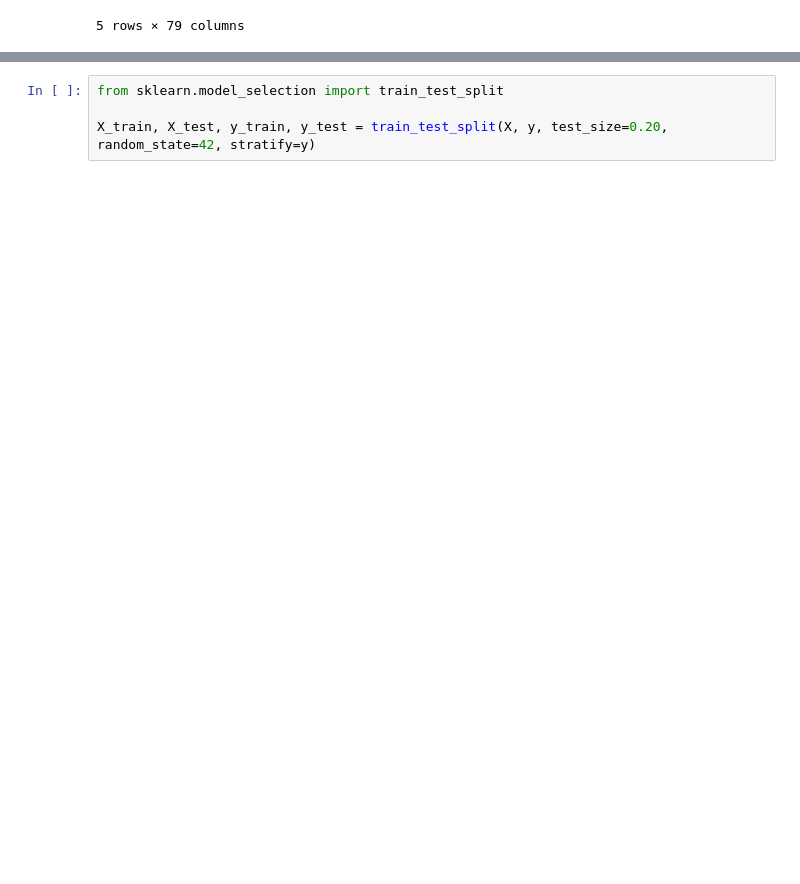
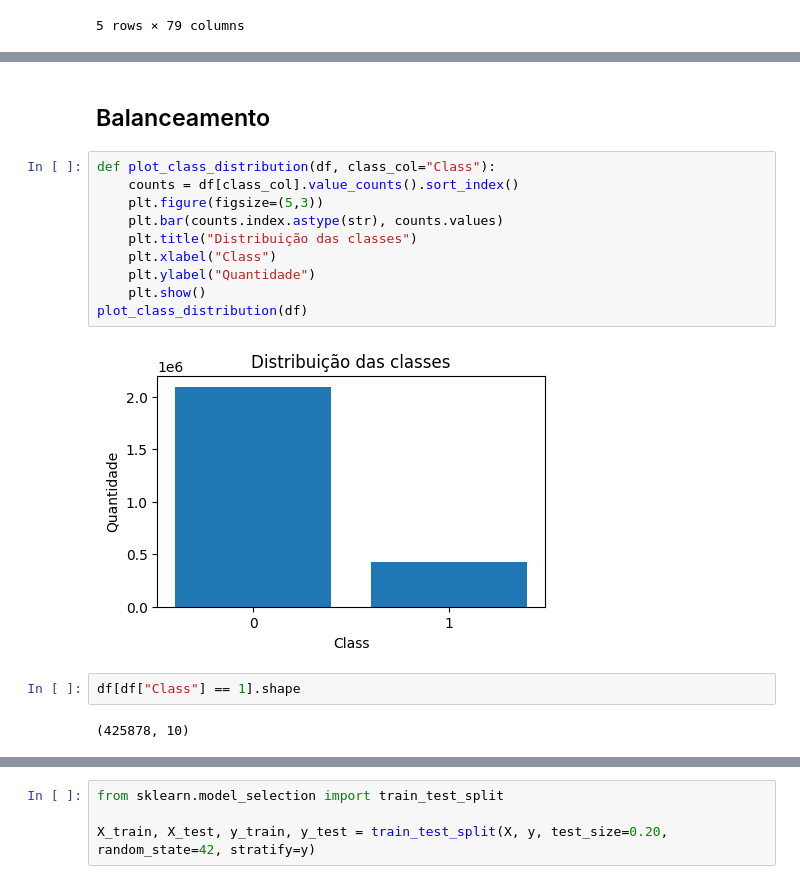
Before and after one commit to ricardo-ervilha/TF_DCC075, a Jupyter notebook: main.ipynb, the cells around one changed output, grey strips where cells are left out. Cells and saved outputs as stored; diff of their text form; blank space fills up the shorter version.

```diff
--- a/main.ipynb
+++ b/main.ipynb
@@ -71,0 +80,18 @@ df.head()
+# %% [markdown]
+## Balanceamento
+# %%
+def plot_class_distribution(df, class_col="Class"):
+    counts = df[class_col].value_counts().sort_index()
+    plt.figure(figsize=(5,3))
+    plt.bar(counts.index.astype(str), counts.values)
+    plt.title("Distribuição das classes")
+    plt.xlabel("Class")
+    plt.ylabel("Quantidade")
+    plt.show()
+plot_class_distribution(df)
+# %% [output]
+[figure, added]
+# %%
+df[df["Class"] == 1].shape
+# %% [output]
+(425878, 10)
```
Also changed, not shown: parts of 27 cells of this notebook, 2 other files.
